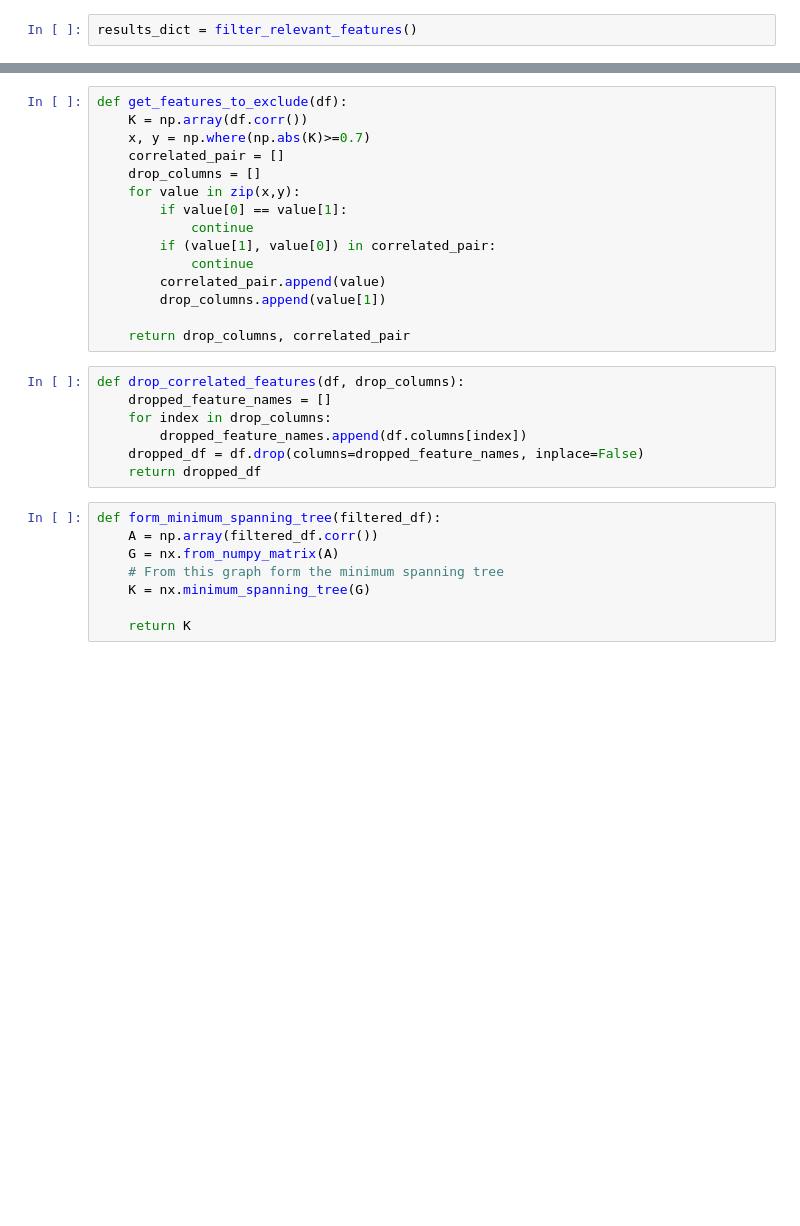
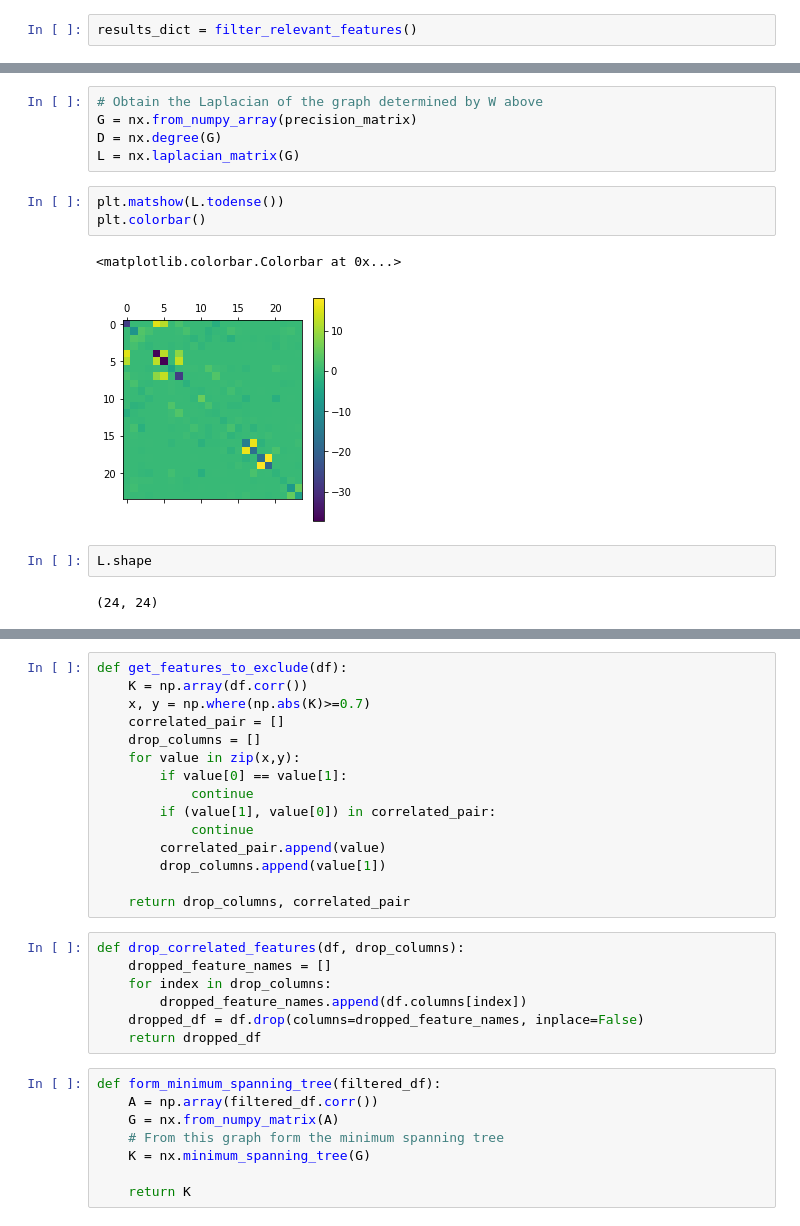
Before and after one commit to raghuramdr/radiomics_analysis, a Jupyter notebook: minimum_spanning_tree.ipynb, the cells around one changed output, grey strips where cells are left out. Cells and saved outputs as stored; diff of their text form; blank space fills up the shorter version.

```diff
--- a/minimum_spanning_tree.ipynb
+++ b/minimum_spanning_tree.ipynb
@@ -77,0 +301,15 @@ def load_relevant_features(modality, experiment_number):
+# %%
+# Obtain the Laplacian of the graph determined by W above
+G = nx.from_numpy_array(precision_matrix)
+D = nx.degree(G)
+L = nx.laplacian_matrix(G)
+# %%
+plt.matshow(L.todense())
+plt.colorbar()
+# %% [output]
+<matplotlib.colorbar.Colorbar at 0x...>
+[figure, added]
+# %%
+L.shape
+# %% [output]
+(24, 24)
```
Also changed, not shown: parts of 60 cells of this notebook.
